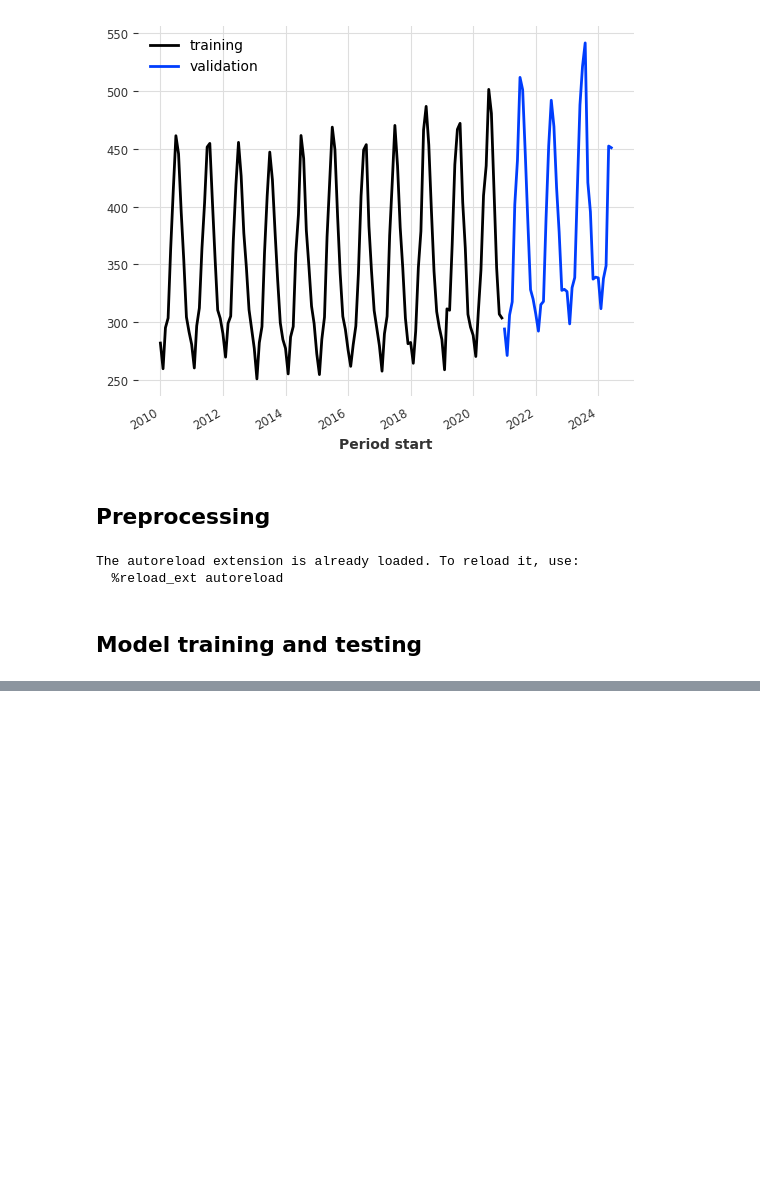
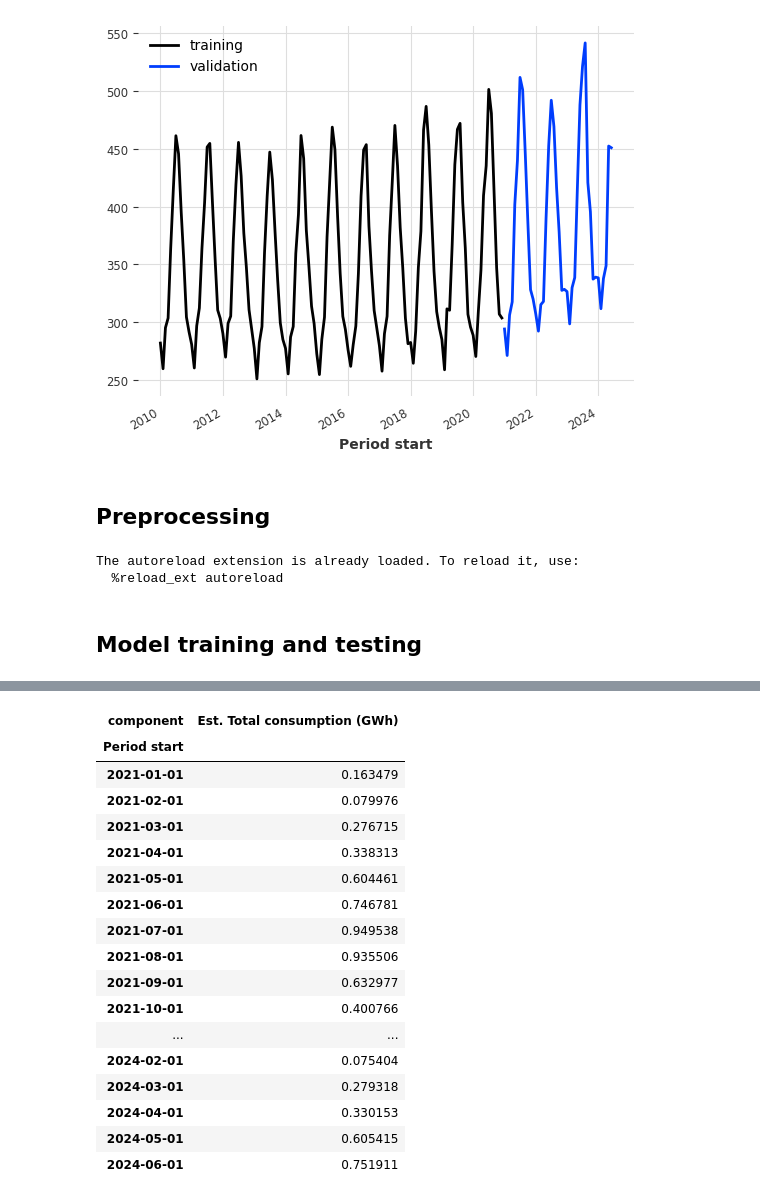
Before and after one commit to TheVeryCoolJackson/COMPSCI760-Electricity-Timeseries, a Jupyter notebook: RNN_test/RNN_test.ipynb, the cells around one changed output, grey strips where cells are left out. Drawn from its saved outputs; the diff is of its cells as text; code cells hidden in the pictures; blank space fills up the shorter version.

```diff
--- a/RNN_test/RNN_test.ipynb
+++ b/RNN_test/RNN_test.ipynb
@@ -124,0 +144,21 @@ plot_acf(train, m=12, alpha=0.05, max_lag=24)
+# %%
+pred_series_transformed.pd_dataframe()
+# %% [output]
+| component | Est. Total consumption (GWh) |
+| Period start |  |
+| 2021-01-01 | 0.163479 |
+| 2021-02-01 | 0.079976 |
+| 2021-03-01 | 0.276715 |
+| 2021-04-01 | 0.338313 |
+| 2021-05-01 | 0.604461 |
+| 2021-06-01 | 0.746781 |
+| 2021-07-01 | 0.949538 |
+| 2021-08-01 | 0.935506 |
+| 2021-09-01 | 0.632977 |
+| 2021-10-01 | 0.400766 |
+| ... | ... |
+| 2024-02-01 | 0.075404 |
+| 2024-03-01 | 0.279318 |
+| 2024-04-01 | 0.330153 |
+| 2024-05-01 | 0.605415 |
+| 2024-06-01 | 0.751911 |
```
Also changed, not shown: parts of 7 cells of this notebook.
